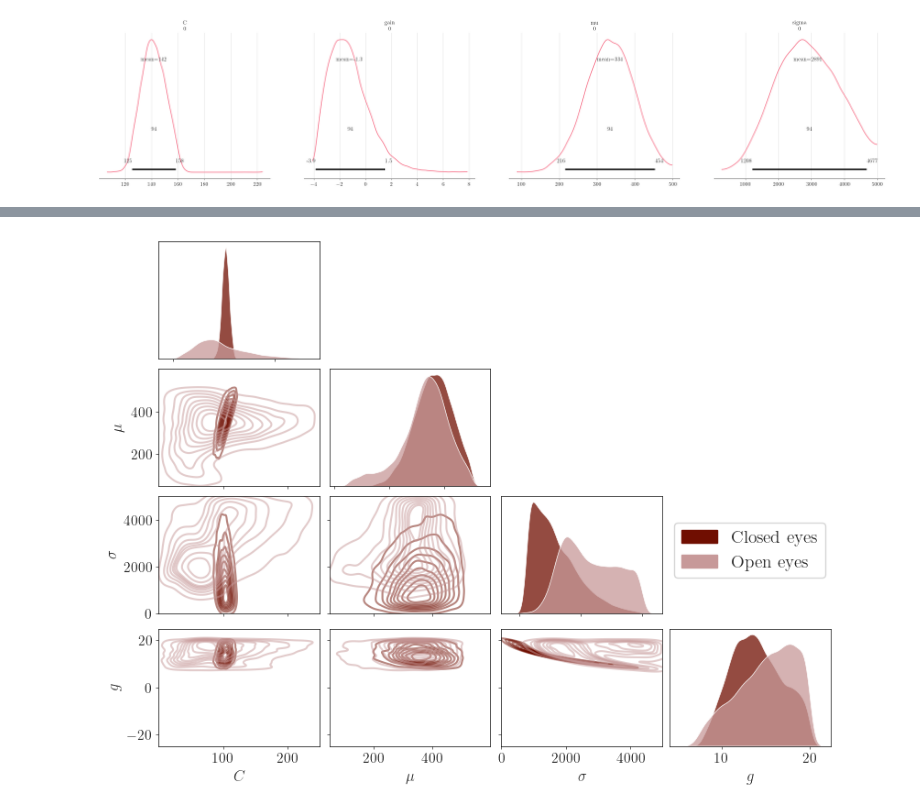
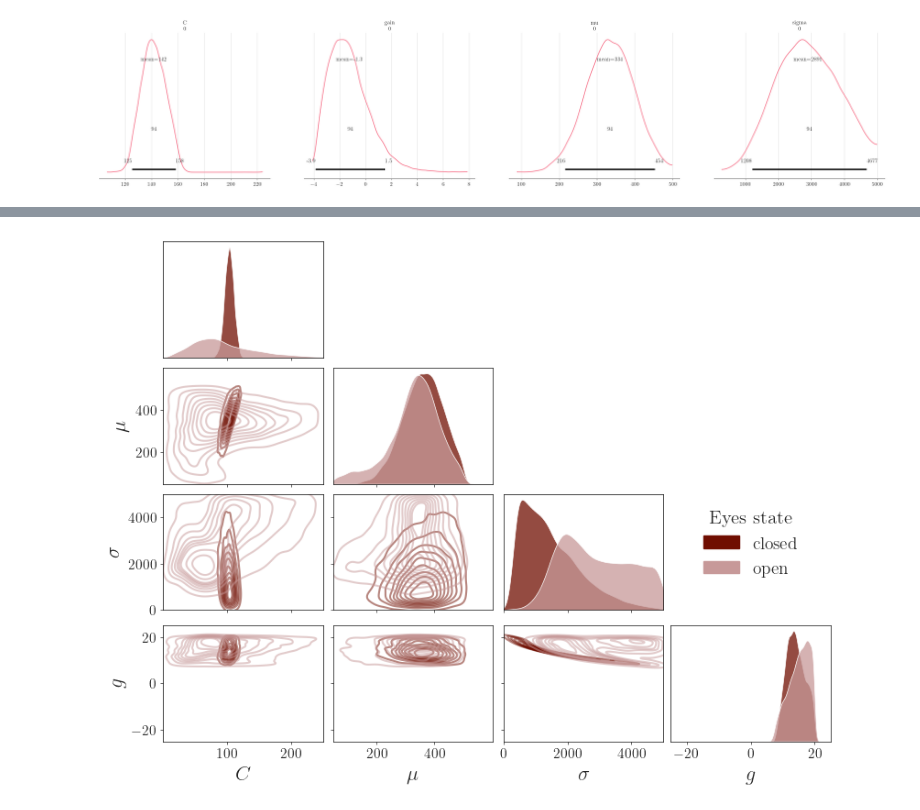
Before and after one commit to dirmeier/sbijax, a Jupyter notebook: manuscript+supplement/experimental_code/chp5-real_data_example.ipynb, the cells around one changed output, grey strips where cells are left out. Drawn from its saved outputs; the diff is of its cells as text; code cells hidden in the pictures.

```diff
--- a/manuscript+supplement/experimental_code/chp5-real_data_example.ipynb
+++ b/manuscript+supplement/experimental_code/chp5-real_data_example.ipynb
@@ -318,5 +337,5 @@ plt.show()
 # %%
-posterior_closed, diagnostics = estim.sample_posterior(
+posterior_closed, _ = estim.sample_posterior(
     jr.PRNGKey(2),
     params,
     observable=summarize(eeg_data["y_experimental_closed"]),
@@ -325,7 +351,14 @@ posterior_closed, diagnostics = estim.sample_posterior(
 # %%
-posterior_open, diagnostics = estim.sample_posterior(
+posterior_open, _ = estim.sample_posterior(
     jr.PRNGKey(2),
     params,
     observable=summarize(eeg_data["y_experimental_opened"]),
     n_samples=10_000,
 )
+# %%
+posterior_open2, _ = estim.sample_posterior(
+    jr.PRNGKey(2),
+    params,
+    observable=summarize(eeg_data["y_experimental_opened"]),
+    n_samples=10_000,
+)
@@ -373,39 +404,43 @@ with plt.style.context("sbijax"):
                 ax.set_yticks(lims[key_i][1])
                 ax.set_xticks(lims[key_j][1])
                 ax.set_xlabel(None)
                 ax.set_ylabel(None)
 
                 if j == 0:
-                    ax.set_ylabel(symbols[i], fontsize=12)
+                    ax.set_ylabel(symbols[i], fontsize=16)
                 else:
                     ax.set_yticklabels([])
                 if i == 3:
-                    ax.set_xlabel(symbols[j], fontsize=12)
+                    ax.set_xlabel(symbols[j], fontsize=16)
                 else:
                     ax.set_xticklabels([])
             else:
                 ddf = pd.DataFrame({key_j: np.squeeze(posterior_closed[key_j])})
                 sns.kdeplot(data=ddf, x=key_j, ax=ax, color=color_closed, multiple="stack", linewidth=.5, edgecolor="white", label="Closed eyes")
                 ddf = pd.DataFrame({key_j: np.squeeze(posterior_open[key_j])})
                 sns.kdeplot(data=ddf, x=key_j, ax=ax, color=color_open, multiple="stack", linewidth=.5, edgecolor="white",label="Open eyes")
                 ax.set_xlabel(None)
                 ax.set_ylabel(None)
                 if i != 3:
                     ax.set_xticklabels([])
                 ax.set_yticks([])
                 ax.set_yticklabels([])
                 if i == 3:
-                    ax.set_xlabel(symbols[i], fontsize=12)
+                    ax.set_xlabel(symbols[i], fontsize=16)
+                ax.set_xlim(*lims[key_i][0])
+                ax.set_xticks(lims[key_i][1])
 axes[2, 3].legend(
+    title="Eyes state",
     handles=[
-        mpatches.Patch(color=color_closed, label='Closed eyes'),
-        mpatches.Patch(color=color_open, label='Open eyes'),
+        mpatches.Patch(color=color_closed, label='closed'),
+        mpatches.Patch(color=color_open, label='open'),
     ],
-    frameon=True,
-    bbox_to_anchor=(1.025, 0.85),
-    fontsize=14
+    frameon=False,
+    bbox_to_anchor=(0.9, 1),
+    fontsize=14,
+    title_fontsize=15
 )
 plt.savefig("figs/real_data-real_data_posteriors.pdf", dpi=200)
 plt.show()
 # %% [output]
-[figure, old version]
+[figure, new version]
```
Also changed, not shown: parts of 33 cells of this notebook, 5 other files.
